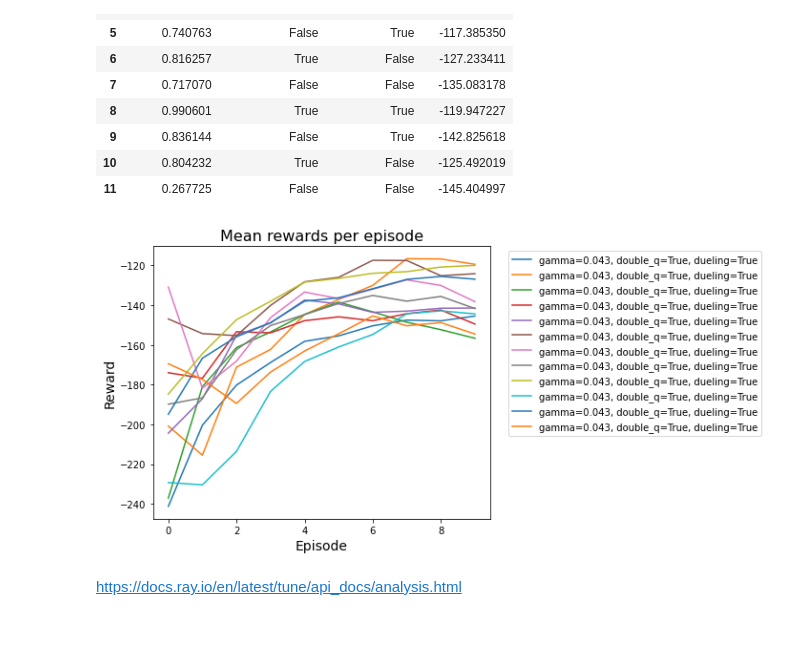
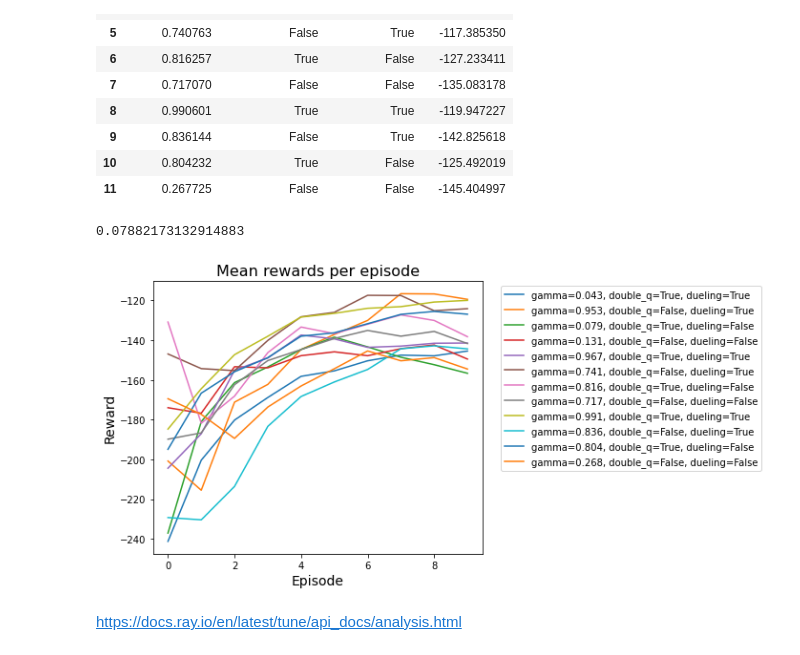
Before and after one commit to sddiener/DRL_coursework, a Jupyter notebook: Task_2_DQN/Task2_HP_Tuning.ipynb, the cells around one changed output. Saved outputs shown, nothing was run; the diff lists cells and outputs as text; code cells hidden in the pictures.

Commit message:
Update HP visualization

```diff
--- a/Task_2_DQN/Task2_HP_Tuning.ipynb
+++ b/Task_2_DQN/Task2_HP_Tuning.ipynb
@@ -201,28 +201,38 @@ df[['config/gamma', 'config/double_q', 'config/dueling', 'mean_reward']]
 | 9 | 0.836144 | False | True | -142.825618 |
 | 10 | 0.804232 | True | False | -125.492019 |
 | 11 | 0.267725 | False | False | -145.404997 |
+# %%
+list(analysis.trial_dataframes.values())[0]
+list(analysis._configs.items())[2][1]['config/gamma']
+# %% [output]
+0.07882173132914883
 # %%
 import matplotlib.pyplot as plt
 
+
 # Plot mean rewards of all models
+num_models = len(analysis.trial_dataframes.values())
 fig, ax = plt.subplots(1,1,figsize=(10,5))
-for trial_df in analysis.trial_dataframes.values():
-    gamma = list(analysis._configs.items())[0][1]['config/gamma']
-    double_q = list(analysis._configs.items())[0][1]['config/double_q']
-    dueling = list(analysis._configs.items())[0][1]['config/dueling']
+
+for i in range(num_models):
+    trial_df = list(analysis.trial_dataframes.values())[i]
+
+    gamma = list(analysis._configs.items())[i][1]['config/gamma']
+    double_q = list(analysis._configs.items())[i][1]['config/double_q']
+    dueling = list(analysis._configs.items())[i][1]['config/dueling']
 
     rewards = trial_df['mean_reward'] # Add this for moving average filter:   .rolling(window=5).mean()
     ax.plot(trial_df['mean_reward'], label="gamma={:.3f}, double_q={}, dueling={}".format(gamma, double_q, dueling))
 
 
 ax.legend(bbox_to_anchor=(1.04,1), loc="upper left")
 plt.title("Mean rewards per episode", fontsize=16)
 plt.xlabel("Episode", fontsize=14)
 plt.ylabel("Reward", fontsize=14)
 plt.tight_layout()
 plt.show()
 # %% [output]
-[figure, old version]
+[figure, new version]
 # %% [markdown]
 https://docs.ray.io/en/latest/tune/api_docs/analysis.html
 # %%
```
